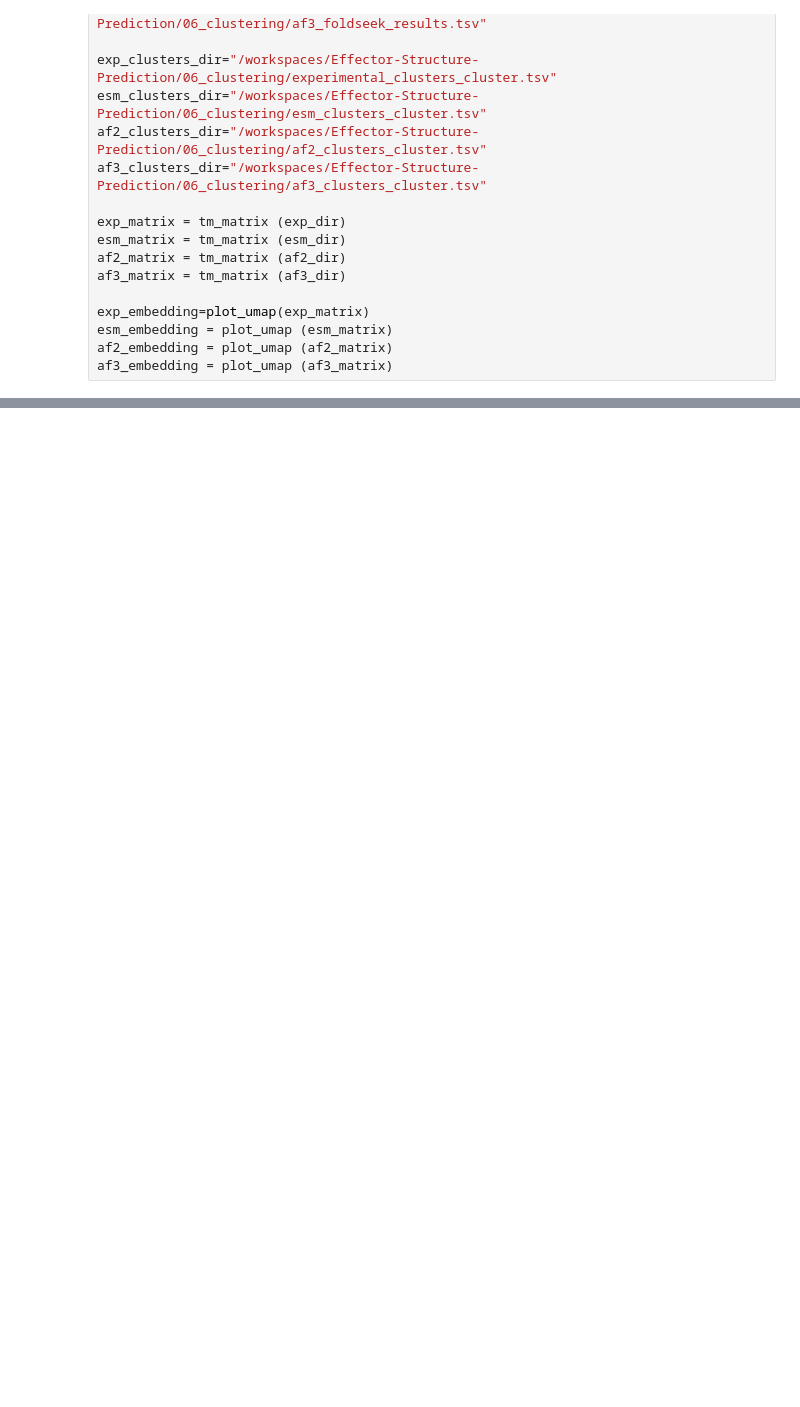
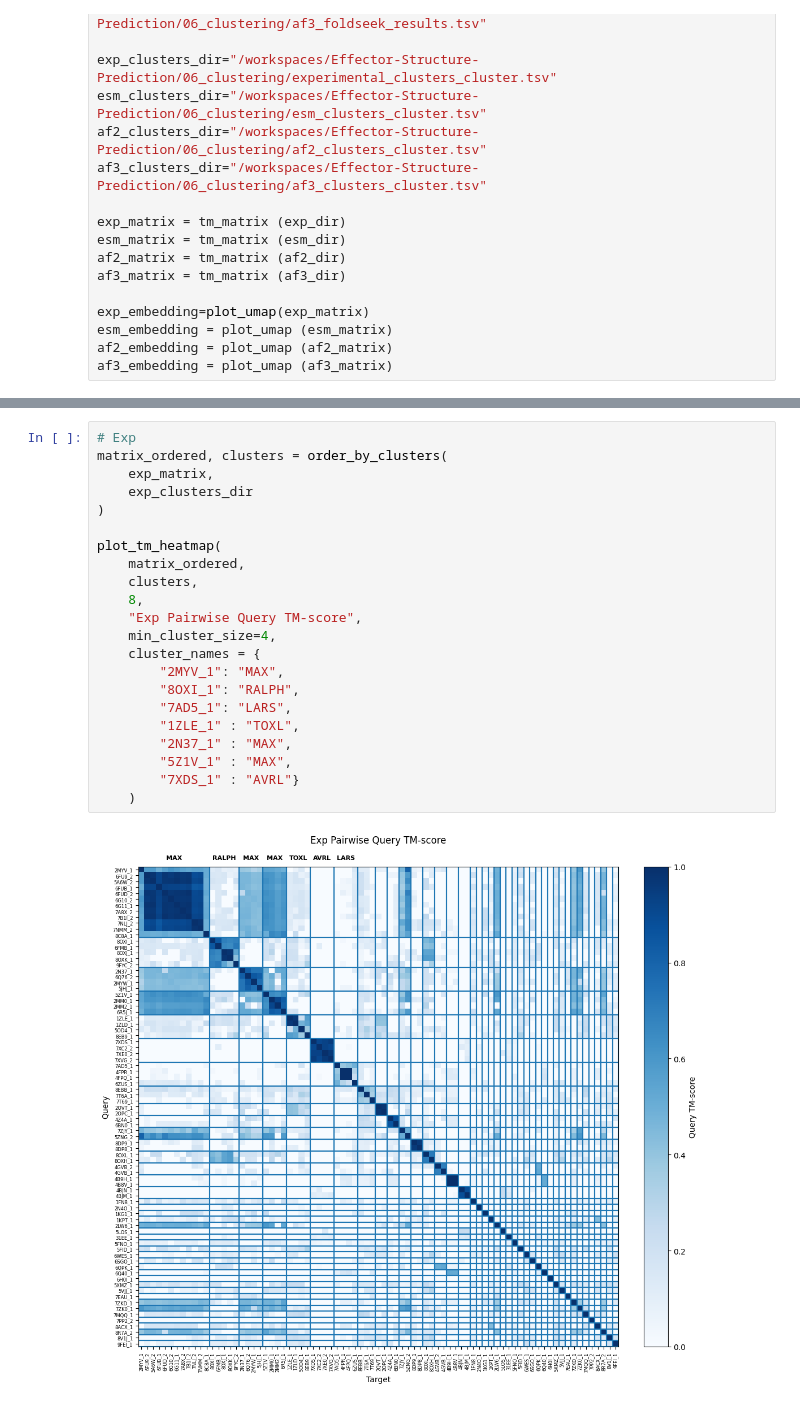
Before and after one commit to Rachel-Oei/Effector-Structure-Prediction, a Jupyter notebook: 06_clustering/umap.ipynb, the cells around one changed output, grey strips where cells are left out. Cells and saved outputs as stored; diff of their text form; blank space fills up the shorter version.

```diff
--- a/06_clustering/umap.ipynb
+++ b/06_clustering/umap.ipynb
@@ -418,0 +73,24 @@ plot_tm_heatmap(
+# %%
+# Exp
+matrix_ordered, clusters = order_by_clusters(
+    exp_matrix,
+    exp_clusters_dir
+)
+
+plot_tm_heatmap(
+    matrix_ordered,
+    clusters,
+    8,
+    "Exp Pairwise Query TM-score",
+    min_cluster_size=4,
+    cluster_names = {
+        "2MYV_1": "MAX",
+        "8OXI_1": "RALPH",
+        "7AD5_1": "LARS",
+        "1ZLE_1" : "TOXL",
+        "2N37_1" : "MAX",
+        "5Z1V_1" : "MAX",
+        "7XDS_1" : "AVRL"}
+    )
+# %% [output]
+[figure, added]
```
Also changed, not shown: parts of 9 cells of this notebook, 2 other files.
